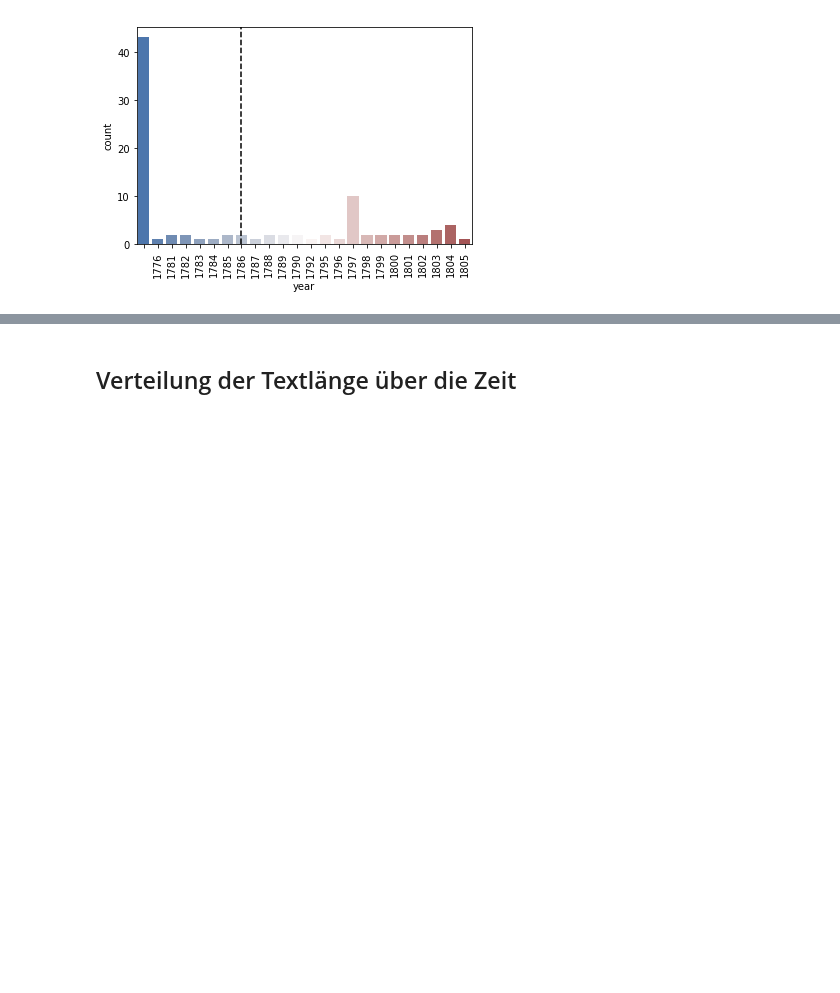
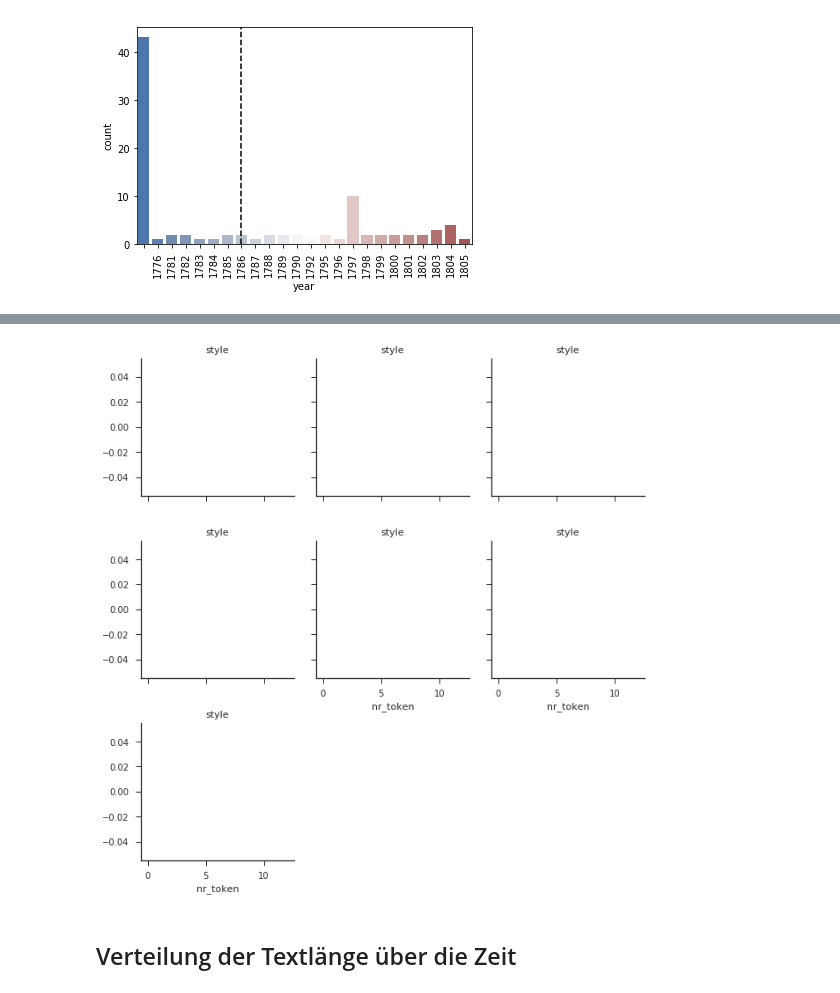
Before and after one commit to robinarthur/5pk, a Jupyter notebook: txt_edit/2_text_preprocess.ipynb, the cells around one changed output, grey strips where cells are left out. Cells and saved outputs as stored; diff of their text form; code cells hidden in the pictures; blank space fills up the shorter version.

```diff
--- a/txt_edit/2_text_preprocess.ipynb
+++ b/txt_edit/2_text_preprocess.ipynb
@@ -366,3 +392,16 @@ g.set_xticklabels(rotation=-45)
+# %%
+import numpy as np
+import seaborn as sns
+sns.set(style="ticks")
+tips = sns.load_dataset("tips")
+#tips
+g = sns.FacetGrid(df, col="style", col_wrap=3)
+g = (g.map(plt.hist, "nr_token", bins=np.arange(0, 13), color="c").set_titles("style"))
+
+# g = sns.FacetGrid(tips, col="size", col_wrap=3)
+# g = (g.map(plt.hist, "tip", bins=np.arange(0, 13), color="c").set_titles("{col_name} diners"))
+# %% [output]
+[figure, added]
 # %% [markdown]
 <h2>Verteilung der Textlänge über die Zeit</h2>
 # %% [markdown]
```
Also changed, not shown: parts of 8 cells of this notebook.
